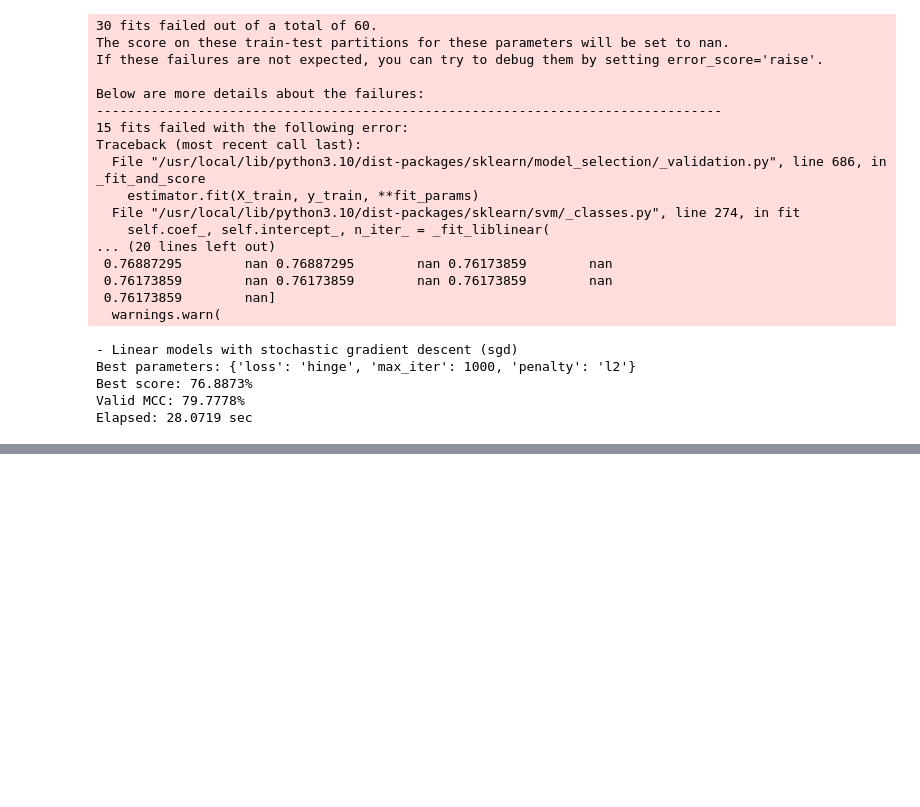
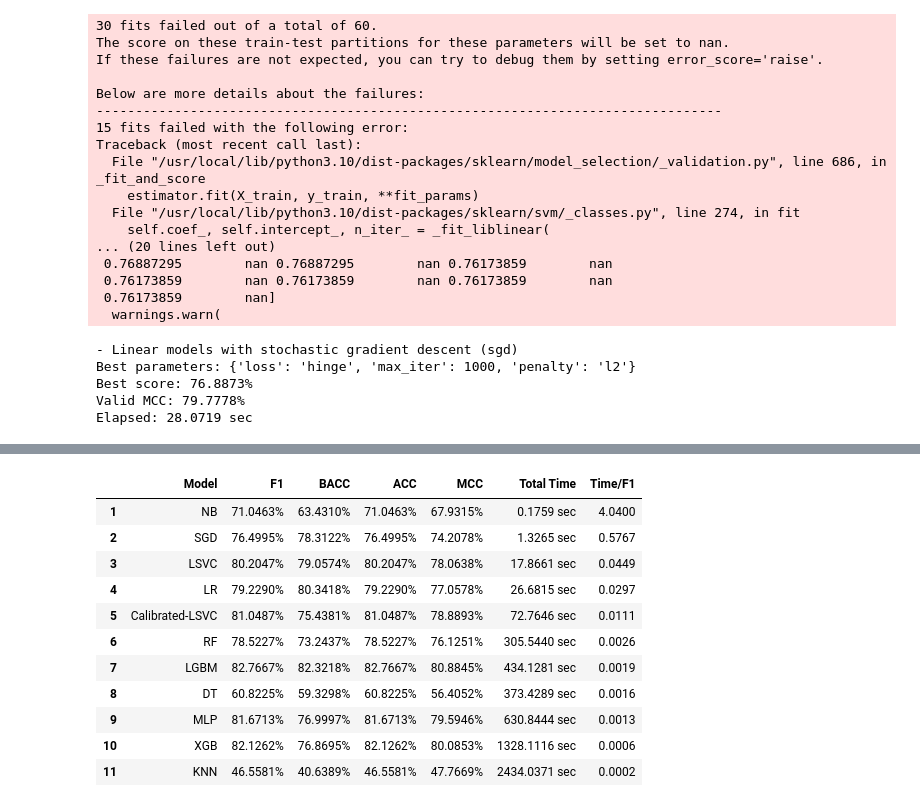
Before and after one commit to bombermal/Studies_proj_text_classification, a Jupyter notebook: main.ipynb, the cells around one changed output, grey strips where cells are left out. Cells and saved outputs as stored; diff of their text form; code cells hidden in the pictures; blank space fills up the shorter version.

```diff
--- a/main.ipynb
+++ b/main.ipynb
@@ -663,0 +780,22 @@ hyper_tunning("Logistic Regression (LR)".capitalize(), model_lr, param_grid, X_t
+# %%
+df_stl.style.format({"F1": "{:.4%}", "BACC": "{:.4%}", "ACC": "{:.4%}",
+                     "MCC": "{:.4%}", "Total Time": "{:.4f} sec", "Time/F1": "{:.4f}"}) \
+                        .applymap(style_score, quantile_val=quantiles_dict["F1"], subset=["F1"]) \
+                        .applymap(style_score, quantile_val=quantiles_dict["BACC"], subset=["BACC"]) \
+                        .applymap(style_score, quantile_val=quantiles_dict["ACC"], subset=["ACC"]) \
+                        .applymap(style_score, quantile_val=quantiles_dict["MCC"], subset=["MCC"]) \
+                        .applymap(style_score, quantile_val=quantiles_dict["Time/F1"], subset=["Time/F1"]) \
+                        .applymap(style_score, quantile_val=quantiles_dict["Total Time"], invert=True, subset=["Total Time"])
+# %% [output]
+|  | Model | F1 | BACC | ACC | MCC | Total Time | Time/F1 |
+| 1 | NB | 71.0463% | 63.4310% | 71.0463% | 67.9315% | 0.1759 sec | 4.0400 |
+| 2 | SGD | 76.4995% | 78.3122% | 76.4995% | 74.2078% | 1.3265 sec | 0.5767 |
+| 3 | LSVC | 80.2047% | 79.0574% | 80.2047% | 78.0638% | 17.8661 sec | 0.0449 |
+| 4 | LR | 79.2290% | 80.3418% | 79.2290% | 77.0578% | 26.6815 sec | 0.0297 |
+| 5 | Calibrated-LSVC | 81.0487% | 75.4381% | 81.0487% | 78.8893% | 72.7646 sec | 0.0111 |
+| 6 | RF | 78.5227% | 73.2437% | 78.5227% | 76.1251% | 305.5440 sec | 0.0026 |
+| 7 | LGBM | 82.7667% | 82.3218% | 82.7667% | 80.8845% | 434.1281 sec | 0.0019 |
+| 8 | DT | 60.8225% | 59.3298% | 60.8225% | 56.4052% | 373.4289 sec | 0.0016 |
+| 9 | MLP | 81.6713% | 76.9997% | 81.6713% | 79.5946% | 630.8444 sec | 0.0013 |
+| 10 | XGB | 82.1262% | 76.8695% | 82.1262% | 80.0853% | 1328.1116 sec | 0.0006 |
+| 11 | KNN | 46.5581% | 40.6389% | 46.5581% | 47.7669% | 2434.0371 sec | 0.0002 |
```
Also changed, not shown: parts of 38 cells of this notebook, 1 other file.
